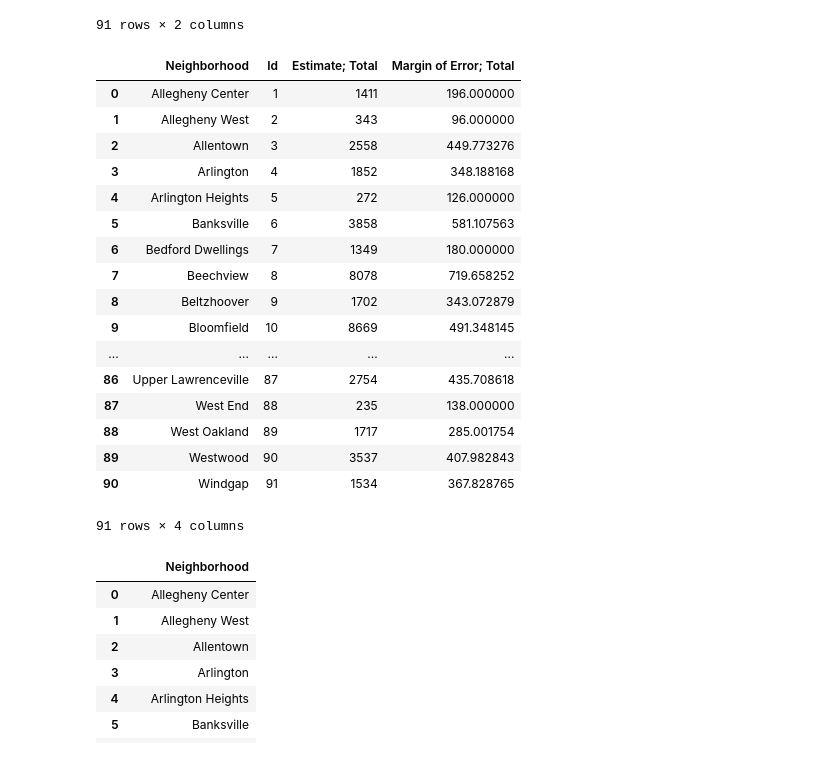
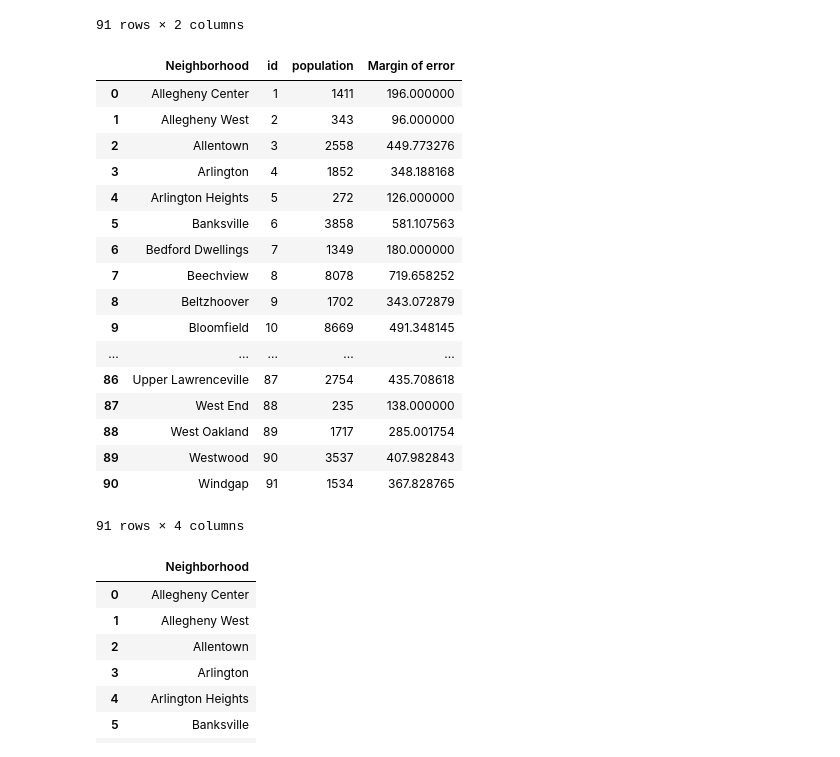
Before and after one commit to arib510/Big-Ideas-Final-Project, a Jupyter notebook: james_notebook.ipynb, the cells around one changed output. Cells and saved outputs as stored; diff of their text form; code cells hidden in the pictures.

```diff
--- a/james_notebook.ipynb
+++ b/james_notebook.ipynb
@@ -61,9 +61,10 @@ fire_count_df
 # %%
 population = pd.read_csv("population.csv")
 population_sorted = population.sort_values("Neighborhood")
+population_sorted.columns=["Neighborhood", "id", "population", "Margin of error"]
 population_sorted
 # %% [output]
-|  | Neighborhood | Id | Estimate; Total | Margin of Error; Total |
+|  | Neighborhood | id | population | Margin of error |
 | 0 | Allegheny Center | 1 | 1411 | 196.000000 |
 | 1 | Allegheny West | 2 | 343 | 96.000000 |
 | 2 | Allentown | 3 | 2558 | 449.773276 |
```
Also changed, not shown: parts of 6 cells of this notebook, 1 other file.
